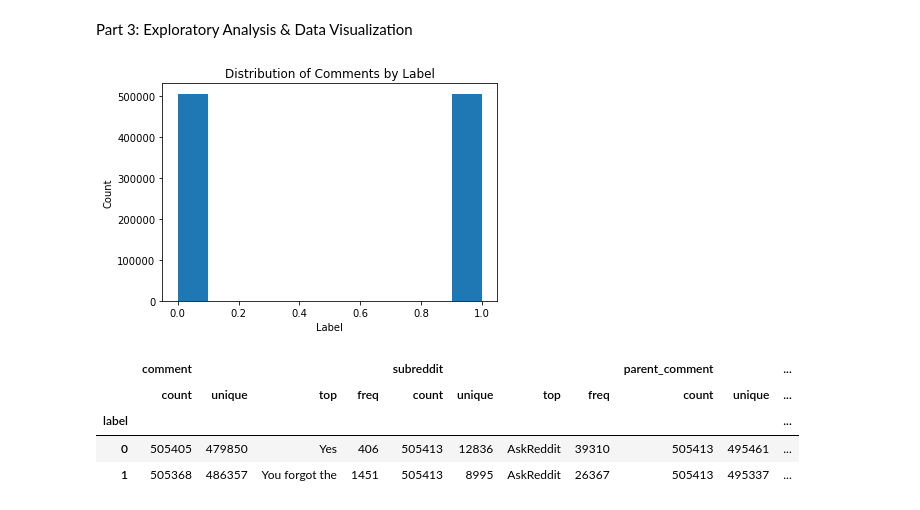
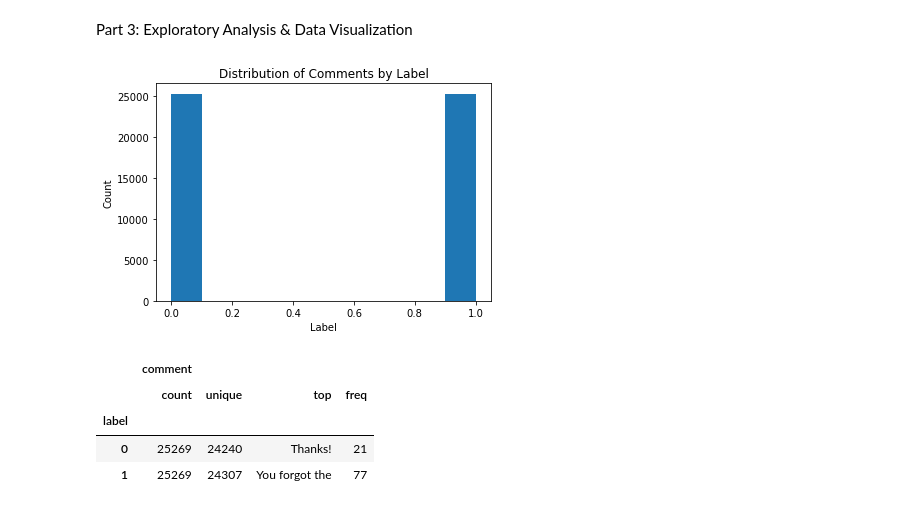
Before and after one commit to nourmansour/Sarcasm-on-Reddit, a Jupyter notebook: Sarcastic Comments on Reddit - An Analysis.ipynb, the cells around one changed output. Drawn from its saved outputs; the diff is of its cells as text; code cells hidden in the pictures.

Commit message:
sampled 5% of data and did pre-processing

```diff
--- a/Sarcastic Comments on Reddit - An Analysis.ipynb
+++ b/Sarcastic Comments on Reddit - An Analysis.ipynb
@@ -14,7 +14,7 @@ Step 1: Get the tsv data
 # %%
 # Data is saved in the same folder as the project. Then read data from tsv file
 data = pd.read_csv("train-balanced-sarcasm.csv")
-data.dropna()
-data.drop(['author', 'score', 'ups', 'downs', 'date', 'created_utc'], axis = 1, inplace = True)
+data.dropna(inplace=True)
+data.drop(['author', 'score', 'ups', 'downs', 'date', 'created_utc', 'subreddit', 'parent_comment'], axis = 1, inplace = True)
 data.head()
 # %% [output]
@@ -35,3 +35,7 @@ comments, amount of data is 505413 each.
 #Copy the only the data we need
 #required_data = data[['label','comment','subreddit','parent_comment']]
 #required_data.head()
+# Reset the indices after rows with NA values are dropped
+data.reset_index(inplace = True)
+data.drop(['index'], axis = 1, inplace = True)
+data.tail()
@@ -37,0 +51,14 @@ comments, amount of data is 505413 each.
+# %%
+#rand_ind = np.random.choice(data.index, int(len(data)*10/100))
+#len(rand_ind) # 101077 for 10%
+
+#chosen_data = data.sample(frac=0.5, random_state=1)
+#chosen_data.tail()
+
+
+
+size = int(len(data)*2.5/100)# sample size
+replace = True  # with replacement
+fn = lambda obj: obj.loc[np.random.choice(obj.index, size, replace),:]
+chosen_data = data.groupby('label', as_index=False).apply(fn)
+chosen_data.head()
@@ -37,0 +72,4 @@ comments, amount of data is 505413 each.
+# %%
+chosen_data.reset_index(inplace = True)
+chosen_data.drop(['level_0', 'level_1'], inplace = True, axis = 1)
+chosen_data.head()
@@ -39,22 +84,22 @@ comments, amount of data is 505413 each.
 Part 3: Exploratory Analysis & Data Visualization
 # %%
 # Explore distribution of the data by label (0 -> non-sarcastic, 1 -> sarcastic)
-plt.hist(data.label)
+plt.hist(chosen_data.label)
 plt.xlabel('Label')
 plt.ylabel('Count')
 plt.title('Distribution of Comments by Label')
 plt.show()
 # %% [output]
-[figure, old version]
+[figure, new version]
 # %%
 # Explore distribution of comments by label
-data.groupby('label').describe()
+chosen_data.groupby('label').describe()
 # %% [output]
-|  | comment |  |  |  | subreddit |  |  |  | parent_comment |  | ... |
-|  | count | unique | top | freq | count | unique | top | freq | count | unique | ... |
-| label |  |  |  |  |  |  |  |  |  |  | ... |
-| 0 | 505405 | 479850 | Yes | 406 | 505413 | 12836 | AskReddit | 39310 | 505413 | 495461 | ... |
-| 1 | 505368 | 486357 | You forgot the | 1451 | 505413 | 8995 | AskReddit | 26367 | 505413 | 495337 | ... |
+|  | comment |  |  |  |
+|  | count | unique | top | freq |
+| label |  |  |  |  |
+| 0 | 25269 | 24240 | Thanks! | 21 |
+| 1 | 25269 | 24307 | You forgot the | 77 |
 # %%
 #Import NLTK library
 !pip install nltk
```
Also changed, not shown: parts of 42 cells of this notebook.
